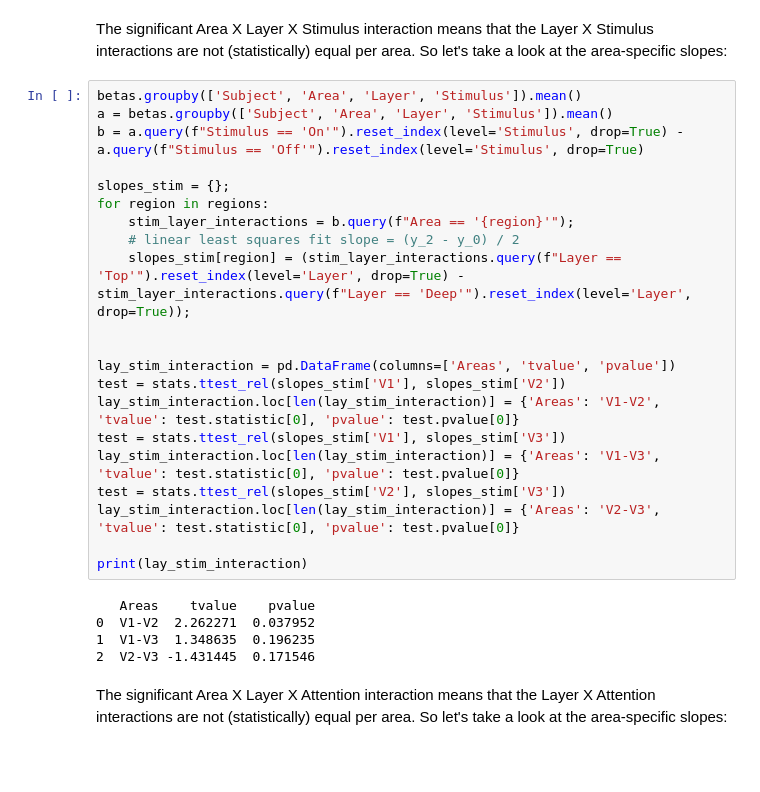
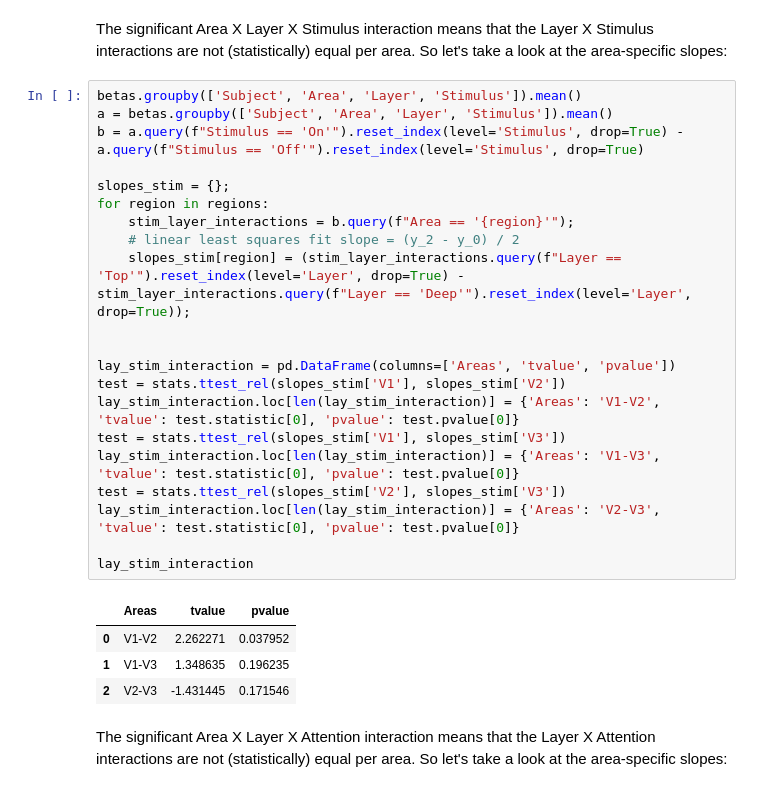
Before and after one commit to TimVanMourik/LayerAttention, a Jupyter notebook: Notebooks/LayerStatistics.ipynb, the cells around one changed output. Drawn from its saved outputs; the diff is of its cells as text; blank space fills up the shorter version.

```diff
--- a/Notebooks/LayerStatistics.ipynb
+++ b/Notebooks/LayerStatistics.ipynb
@@ -221,29 +220,29 @@ The significant Area X Layer X Stimulus interaction means that the Layer X Stimu
 # %%
 betas.groupby(['Subject', 'Area', 'Layer', 'Stimulus']).mean()
 a = betas.groupby(['Subject', 'Area', 'Layer', 'Stimulus']).mean()
 b = a.query(f"Stimulus == 'On'").reset_index(level='Stimulus', drop=True) - a.query(f"Stimulus == 'Off'").reset_index(level='Stimulus', drop=True)
 
 slopes_stim = {};
 for region in regions:
     stim_layer_interactions = b.query(f"Area == '{region}'");
     # linear least squares fit slope = (y_2 - y_0) / 2
     slopes_stim[region] = (stim_layer_interactions.query(f"Layer == 'Top'").reset_index(level='Layer', drop=True) - stim_layer_interactions.query(f"Layer == 'Deep'").reset_index(level='Layer', drop=True));
 
 
 lay_stim_interaction = pd.DataFrame(columns=['Areas', 'tvalue', 'pvalue'])
 test = stats.ttest_rel(slopes_stim['V1'], slopes_stim['V2'])
 lay_stim_interaction.loc[len(lay_stim_interaction)] = {'Areas': 'V1-V2', 'tvalue': test.statistic[0], 'pvalue': test.pvalue[0]}
 test = stats.ttest_rel(slopes_stim['V1'], slopes_stim['V3'])
 lay_stim_interaction.loc[len(lay_stim_interaction)] = {'Areas': 'V1-V3', 'tvalue': test.statistic[0], 'pvalue': test.pvalue[0]}
 test = stats.ttest_rel(slopes_stim['V2'], slopes_stim['V3'])
 lay_stim_interaction.loc[len(lay_stim_interaction)] = {'Areas': 'V2-V3', 'tvalue': test.statistic[0], 'pvalue': test.pvalue[0]}
 
-print(lay_stim_interaction)
+lay_stim_interaction
 # %% [output]
-   Areas    tvalue    pvalue
-0  V1-V2  2.262271  0.037952
-1  V1-V3  1.348635  0.196235
-2  V2-V3 -1.431445  0.171546
+|  | Areas | tvalue | pvalue |
+| 0 | V1-V2 | 2.262271 | 0.037952 |
+| 1 | V1-V3 | 1.348635 | 0.196235 |
+| 2 | V2-V3 | -1.431445 | 0.171546 |
 # %% [markdown]
 The significant Area X Layer X Attention interaction means that the Layer X Attention interactions are not (statistically) equal per area. So let's take a look at the area-specific slopes:
 # %%
```
Also changed, not shown: parts of 4 cells of this notebook, 1 other file.
